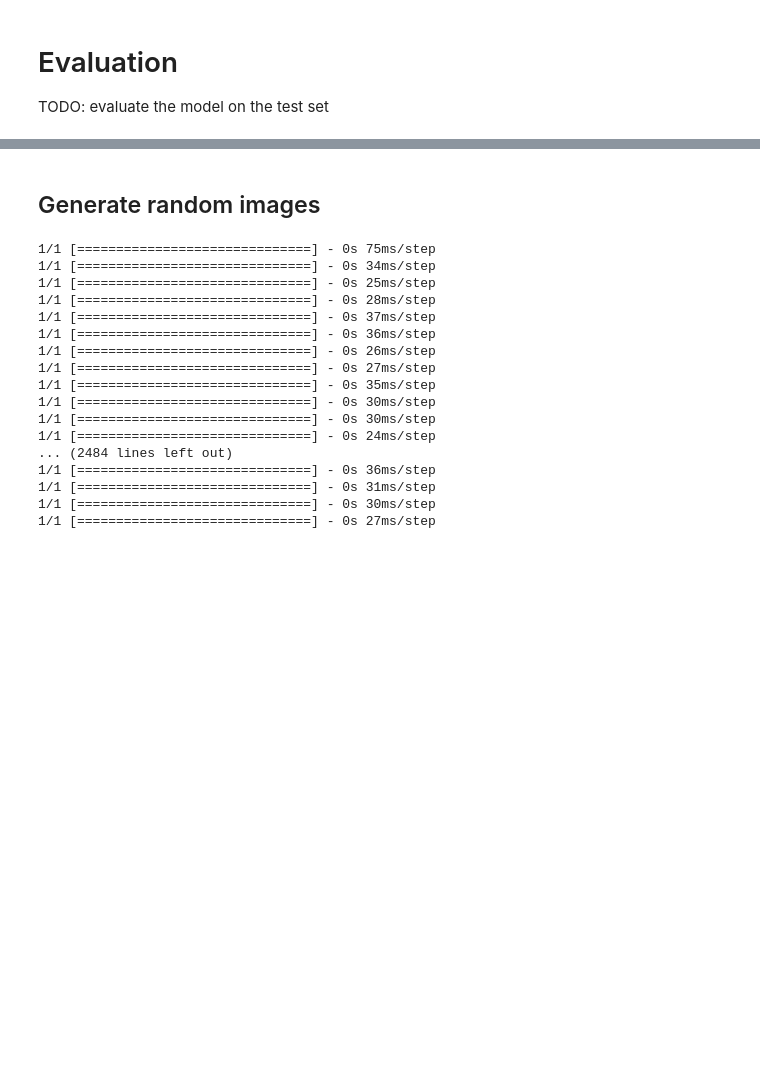
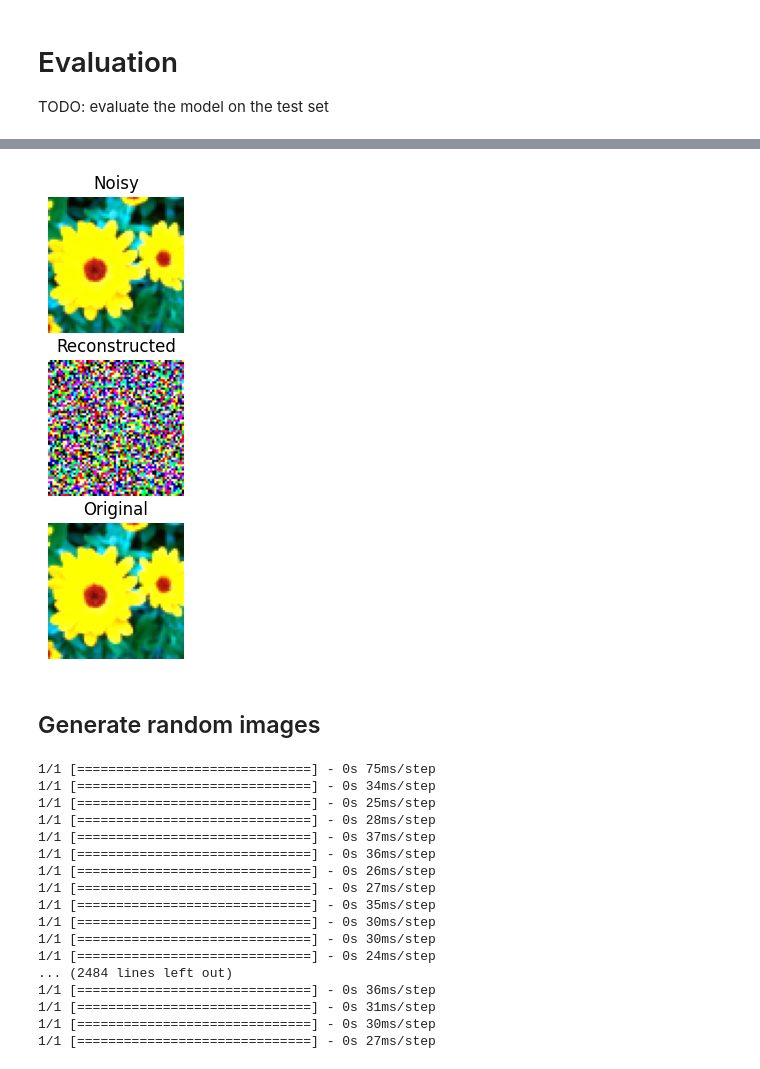
Before and after one commit to SPLambda/diffusion, a Jupyter notebook: src/solution.ipynb, the cells around one changed output, grey strips where cells are left out. Saved outputs shown, nothing was run; the diff lists cells and outputs as text; code cells hidden in the pictures; blank space fills up the shorter version.

```diff
--- a/src/solution.ipynb
+++ b/src/solution.ipynb
@@ -226,3 +304,11 @@ Epoch 10/10
 # Evaluation
 
 TODO: evaluate the model on the test set
+# %%
+NUMBER_OF_IMAGES = 1
+ROWS = 3
+T = 1
+
+original_images = next(iter(test_ds.unbatch().batch(NUMBER_OF_IMAGES)))
+noisy_images = [forward_diffusion.q_sample(tf.expand_dims(img, 0), tf.constant([T])) for img in original_images]
+reconstructed_images = [forward_diffusion.p_sample_full(model, (1, img_size, img_size, 3), img, T)[-1] for img in noisy_images]
@@ -228,0 +353,20 @@ TODO: evaluate the model on the test set
+# %%
+plt.figure(figsize=(2 * NUMBER_OF_IMAGES, 2 * ROWS))
+for i in range(NUMBER_OF_IMAGES):
+    plt.subplot(ROWS, NUMBER_OF_IMAGES, i + 0 * NUMBER_OF_IMAGES + 1)
+    plt.imshow(tf.squeeze(noisy_images[i]))
+    plt.title("Noisy")
+    plt.axis("off")
+
+    plt.subplot(ROWS, NUMBER_OF_IMAGES, i + 1 * NUMBER_OF_IMAGES + 1)
+    plt.imshow(tf.squeeze(reconstructed_images[i]))
+    plt.title("Reconstructed")
+    plt.axis("off")
+
+    plt.subplot(ROWS, NUMBER_OF_IMAGES, i + 2 * NUMBER_OF_IMAGES + 1)
+    plt.imshow(original_images[i])
+    plt.title("Original")
+    plt.axis("off")
+
+plt.show()
+# %% [output]
@@ -229,3 +374,4 @@ TODO: evaluate the model on the test set
+[figure, added]
 # %% [markdown]
 ## Generate random images
 # %%
```
Also changed, not shown: parts of 13 cells of this notebook.
